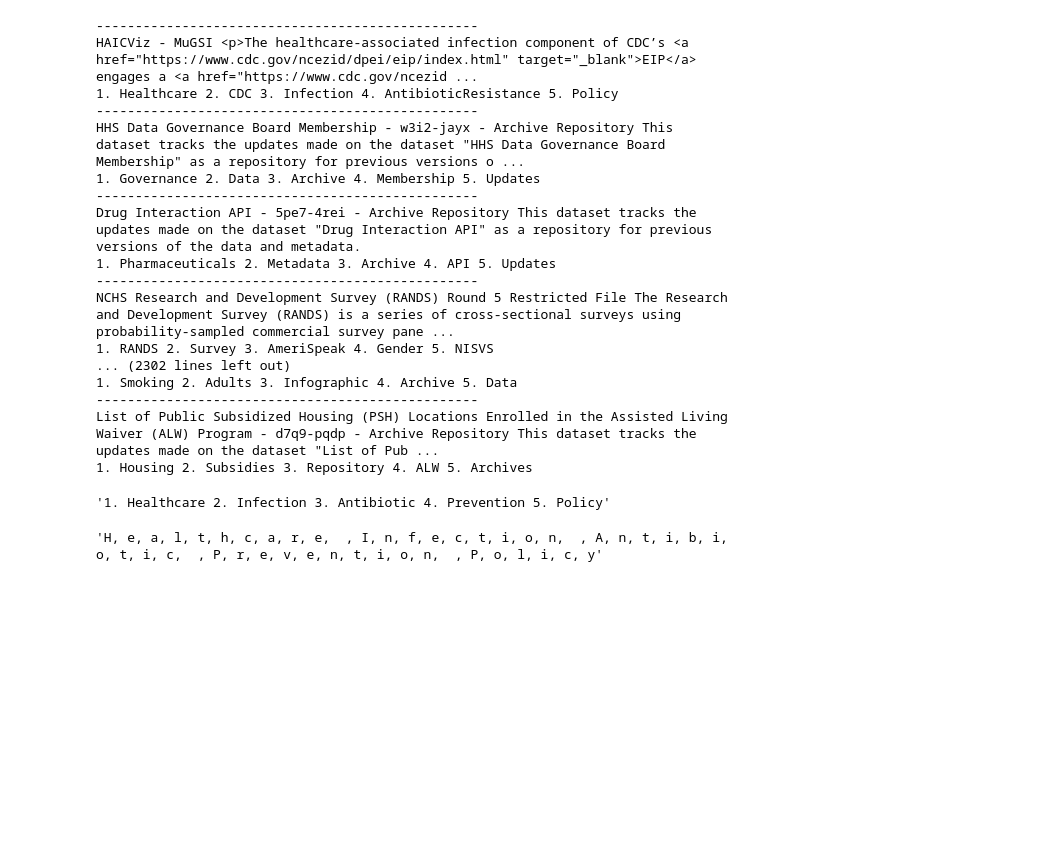
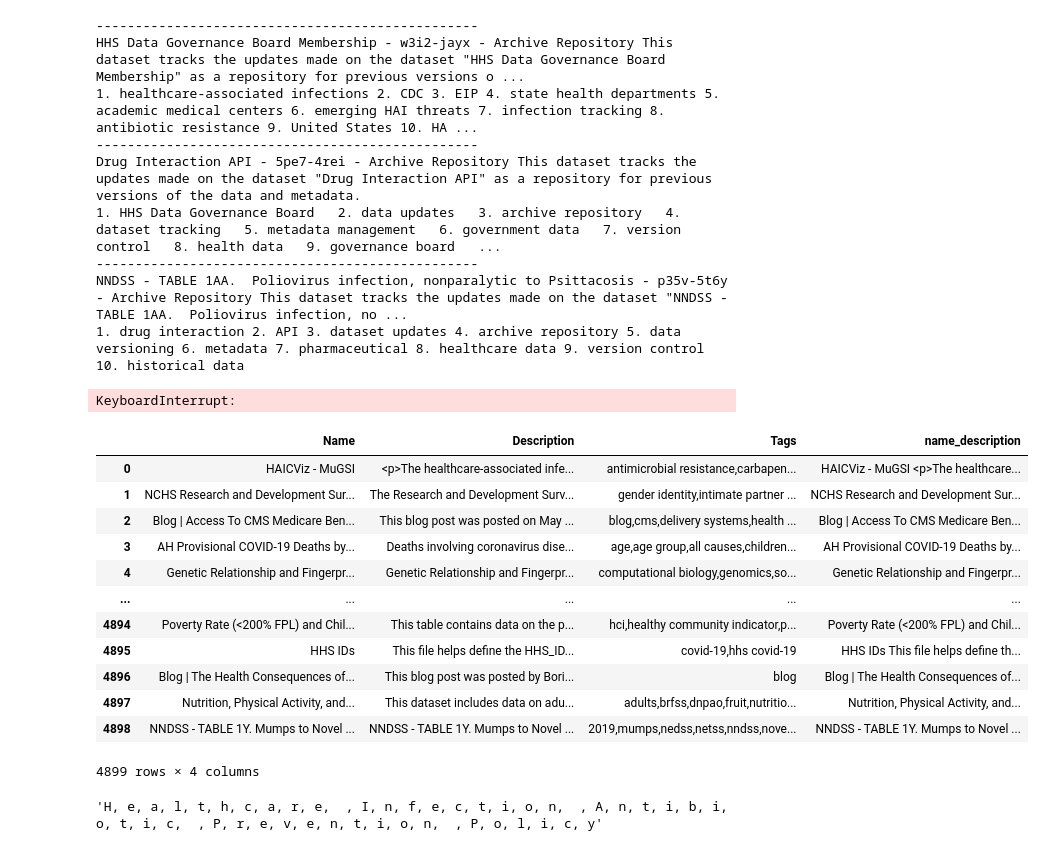
Before and after one commit to jyulkm/Tyler-Tech-Practicum, a Jupyter notebook: main.ipynb, the cells around one changed output. Saved outputs shown, nothing was run; the diff lists cells and outputs as text; code cells hidden in the pictures; blank space fills up the shorter version.

```diff
--- a/main.ipynb
+++ b/main.ipynb
@@ -53,2 +42,3 @@ data['name_description'].iloc[0]
-# %%
-data['openAI_tags'] = None
+# %%
+tags = data.dropna().reset_index(drop='index')
+no_tag = data[data['Tags'].isna()].reset_index(drop='index')
@@ -55,41 +61,46 @@ data['openAI_tags'] = None
 # %%
 client = OpenAI(api_key="sk-proj-OW3BIPRXsb4uhiwB1vO9T3BlbkFJNBekzWtxf16Wl2qBHmVS")
 
-for i in range(data.shape[0]):
+for i in range(no_tag.shape[0]):
   completion = client.chat.completions.create(
     model="gpt-4-turbo-2024-04-09",
     messages=[
       {"role": "system", "content": "You are a tag generating assistant, skilled in extracting key information based on description."},
-      {"role": "user", "content": f"Generate 5 tags in a single word based on description: {data['name_description'].iloc[i]}"}
+      {"role": "user", "content": f"This is example of tags based on name and description: {tags}. Generate 10 tags like example based on name and description: {no_tag['name_description'].iloc[i]}"}
     ]
   )
 
   print('-------------------------------------------------')
-  print(data['name_description'].iloc[i])
-  data['openAI_tags'][i] = completion.choices[0].message.content.replace('\n', ' ')
+  print(no_tag['name_description'].iloc[i])
+  no_tag['Tags'][i] = completion.choices[0].message.content.replace('\n', ' ')
   print(completion.choices[0].message.content.replace('\n', ' '))
 # %% [output]
--------------------------------------------------
-HAICViz - MuGSI <p>The healthcare-associated infection component of CDC’s <a href="https://www.cdc.gov/ncezid/dpei/eip/index.html" target="_blank">EIP</a> engages a <a href="https://www.cdc.gov/ncezid ...
-1. Healthcare 2. CDC 3. Infection 4. AntibioticResistance 5. Policy
 -------------------------------------------------
 HHS Data Governance Board Membership - w3i2-jayx - Archive Repository This dataset tracks the updates made on the dataset "HHS Data Governance Board Membership" as a repository for previous versions o ...
-1. Governance 2. Data 3. Archive 4. Membership 5. Updates
+1. healthcare-associated infections 2. CDC 3. EIP 4. state health departments 5. academic medical centers 6. emerging HAI threats 7. infection tracking 8. antibiotic resistance 9. United States 10. HA ...
 -------------------------------------------------
 Drug Interaction API - 5pe7-4rei - Archive Repository This dataset tracks the updates made on the dataset "Drug Interaction API" as a repository for previous versions of the data and metadata.
-1. Pharmaceuticals 2. Metadata 3. Archive 4. API 5. Updates
+1. HHS Data Governance Board   2. data updates   3. archive repository   4. dataset tracking   5. metadata management   6. government data   7. version control   8. health data   9. governance board   ...
 -------------------------------------------------
-NCHS Research and Development Survey (RANDS) Round 5 Restricted File The Research and Development Survey (RANDS) is a series of cross-sectional surveys using probability-sampled commercial survey pane ...
-1. RANDS 2. Survey 3. AmeriSpeak 4. Gender 5. NISVS
-... (2302 lines left out)
-1. Smoking 2. Adults 3. Infographic 4. Archive 5. Data
--------------------------------------------------
-List of Public Subsidized Housing (PSH) Locations Enrolled in the Assisted Living Waiver (ALW) Program - d7q9-pqdp - Archive Repository This dataset tracks the updates made on the dataset "List of Pub ...
-1. Housing 2. Subsidies 3. Repository 4. ALW 5. Archives
+NNDSS - TABLE 1AA.  Poliovirus infection, nonparalytic to Psittacosis - p35v-5t6y - Archive Repository This dataset tracks the updates made on the dataset "NNDSS - TABLE 1AA.  Poliovirus infection, no ...
+1. drug interaction 2. API 3. dataset updates 4. archive repository 5. data versioning 6. metadata 7. pharmaceutical 8. healthcare data 9. version control 10. historical data
+KeyboardInterrupt:
-# %%
-completion.choices[0].message.content.replace('\n', ' ')
-# %% [output]
-'1. Healthcare 2. Infection 3. Antibiotic 4. Prevention 5. Policy'
+# %%
+tags
+# %% [output]
+|  | Name | Description | Tags | name_description |
+| 0 | HAICViz - MuGSI | <p>The healthcare-associated infe... | antimicrobial resistance,carbapen... | HAICViz - MuGSI <p>The healthcare... |
+| 1 | NCHS Research and Development Sur... | The Research and Development Surv... | gender identity,intimate partner ... | NCHS Research and Development Sur... |
+| 2 | Blog | Access To CMS Medicare Ben... | This blog post was posted on May ... | blog,cms,delivery systems,health ... | Blog | Access To CMS Medicare Ben... |
+| 3 | AH Provisional COVID-19 Deaths by... | Deaths involving coronavirus dise... | age,age group,all causes,children... | AH Provisional COVID-19 Deaths by... |
+| 4 | Genetic Relationship and Fingerpr... | Genetic Relationship and Fingerpr... | computational biology,genomics,so... | Genetic Relationship and Fingerpr... |
+| ... | ... | ... | ... | ... |
+| 4894 | Poverty Rate (<200% FPL) and Chil... | This table contains data on the p... | hci,healthy community indicator,p... | Poverty Rate (<200% FPL) and Chil... |
+| 4895 | HHS IDs | This file helps define the HHS_ID... | covid-19,hhs covid-19 | HHS IDs This file helps define th... |
+| 4896 | Blog | The Health Consequences of... | This blog post was posted by Bori... | blog | Blog | The Health Consequences of... |
+| 4897 | Nutrition, Physical Activity, and... | This dataset includes data on adu... | adults,brfss,dnpao,fruit,nutritio... | Nutrition, Physical Activity, and... |
+| 4898 | NNDSS - TABLE 1Y. Mumps to Novel ... | NNDSS - TABLE 1Y. Mumps to Novel ... | 2019,mumps,nedss,netss,nndss,nove... | NNDSS - TABLE 1Y. Mumps to Novel ... |
+4899 rows × 4 columns
 # %%
 test = re.sub(r'\d+\.\s*', '', completion.choices[0].message.content.replace('\n', ' '))
 # %% [output]
```
Also changed, not shown: parts of 6 cells of this notebook.
